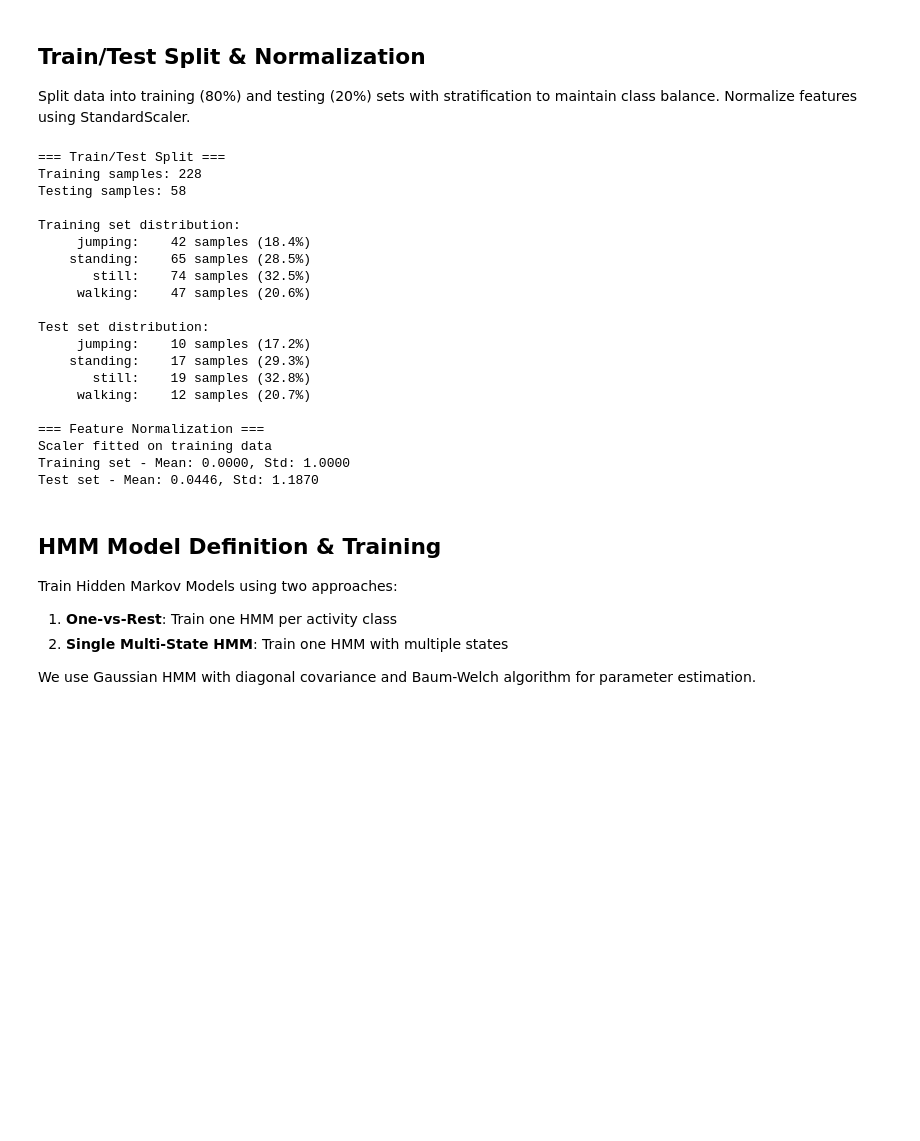
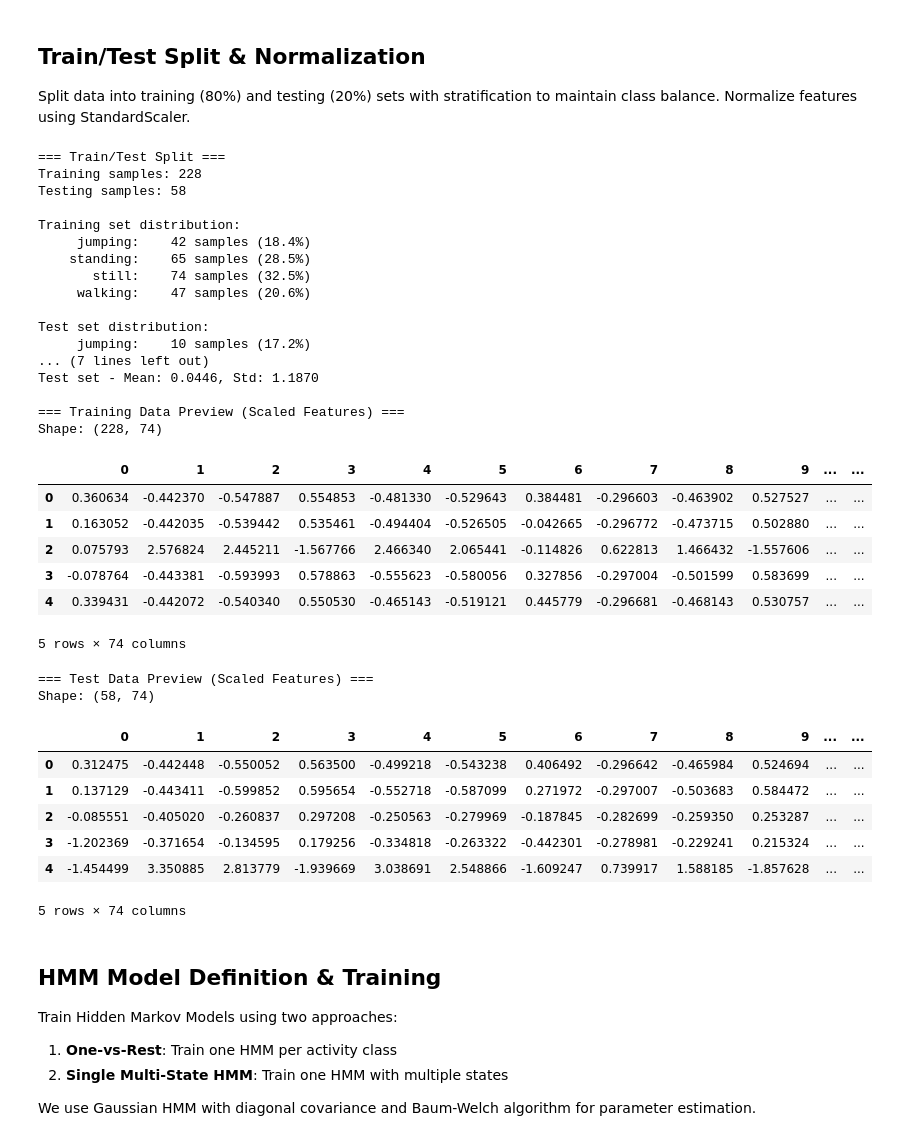
Before and after one commit to L-Semakale/hidden_markov_models, a Jupyter notebook: notebooks/hmm_activity_recognition.ipynb, the cells around one changed output. Saved outputs shown, nothing was run; the diff lists cells and outputs as text; code cells hidden in the pictures; blank space fills up the shorter version.

Commit message:
feat: data visualization update

```diff
--- a/notebooks/hmm_activity_recognition.ipynb
+++ b/notebooks/hmm_activity_recognition.ipynb
@@ -504,40 +504,64 @@ for activity in ACTIVITIES:
     print(f"  {activity:>10}: {count:>5} samples ({count/len(y_train)*100:.1f}%)")
 
 print("\nTest set distribution:")
 for activity in ACTIVITIES:
     count = np.sum(y_test == activity)
     print(f"  {activity:>10}: {count:>5} samples ({count/len(y_test)*100:.1f}%)")
 
 # Normalize features
 scaler = StandardScaler()
 X_train_scaled = scaler.fit_transform(X_train)
 X_test_scaled = scaler.transform(X_test)
 
 print("\n=== Feature Normalization ===")
 print(f"Scaler fitted on training data")
 print(f"Training set - Mean: {X_train_scaled.mean():.4f}, Std: {X_train_scaled.std():.4f}")
 print(f"Test set - Mean: {X_test_scaled.mean():.4f}, Std: {X_test_scaled.std():.4f}")
+
+# Displaying the first few rows and columns of the split datasets
+print("\n=== Training Data Preview (Scaled Features) ===")
+df_train_preview = pd.DataFrame(X_train_scaled)
+print(f"Shape: {df_train_preview.shape}")
+display(df_train_preview.head())
+
+print("\n=== Test Data Preview (Scaled Features) ===")
+df_test_preview = pd.DataFrame(X_test_scaled)
+print(f"Shape: {df_test_preview.shape}")
+display(df_test_preview.head())
 # %% [output]
 === Train/Test Split ===
 Training samples: 228
 Testing samples: 58
 
 Training set distribution:
      jumping:    42 samples (18.4%)
     standing:    65 samples (28.5%)
        still:    74 samples (32.5%)
      walking:    47 samples (20.6%)
 
 Test set distribution:
      jumping:    10 samples (17.2%)
-    standing:    17 samples (29.3%)
-       still:    19 samples (32.8%)
-     walking:    12 samples (20.7%)
+... (7 lines left out)
+Test set - Mean: 0.0446, Std: 1.1870
 
-=== Feature Normalization ===
-Scaler fitted on training data
-Training set - Mean: 0.0000, Std: 1.0000
-Test set - Mean: 0.0446, Std: 1.1870
+=== Training Data Preview (Scaled Features) ===
+Shape: (228, 74)
+|  | 0 | 1 | 2 | 3 | 4 | 5 | 6 | 7 | 8 | 9 | ... | ... |
+| 0 | 0.360634 | -0.442370 | -0.547887 | 0.554853 | -0.481330 | -0.529643 | 0.384481 | -0.296603 | -0.463902 | 0.527527 | ... | ... |
+| 1 | 0.163052 | -0.442035 | -0.539442 | 0.535461 | -0.494404 | -0.526505 | -0.042665 | -0.296772 | -0.473715 | 0.502880 | ... | ... |
+| 2 | 0.075793 | 2.576824 | 2.445211 | -1.567766 | 2.466340 | 2.065441 | -0.114826 | 0.622813 | 1.466432 | -1.557606 | ... | ... |
+| 3 | -0.078764 | -0.443381 | -0.593993 | 0.578863 | -0.555623 | -0.580056 | 0.327856 | -0.297004 | -0.501599 | 0.583699 | ... | ... |
+| 4 | 0.339431 | -0.442072 | -0.540340 | 0.550530 | -0.465143 | -0.519121 | 0.445779 | -0.296681 | -0.468143 | 0.530757 | ... | ... |
+5 rows × 74 columns
+=== Test Data Preview (Scaled Features) ===
+Shape: (58, 74)
+|  | 0 | 1 | 2 | 3 | 4 | 5 | 6 | 7 | 8 | 9 | ... | ... |
+| 0 | 0.312475 | -0.442448 | -0.550052 | 0.563500 | -0.499218 | -0.543238 | 0.406492 | -0.296642 | -0.465984 | 0.524694 | ... | ... |
+| 1 | 0.137129 | -0.443411 | -0.599852 | 0.595654 | -0.552718 | -0.587099 | 0.271972 | -0.297007 | -0.503683 | 0.584472 | ... | ... |
+| 2 | -0.085551 | -0.405020 | -0.260837 | 0.297208 | -0.250563 | -0.279969 | -0.187845 | -0.282699 | -0.259350 | 0.253287 | ... | ... |
+| 3 | -1.202369 | -0.371654 | -0.134595 | 0.179256 | -0.334818 | -0.263322 | -0.442301 | -0.278981 | -0.229241 | 0.215324 | ... | ... |
+| 4 | -1.454499 | 3.350885 | 2.813779 | -1.939669 | 3.038691 | 2.548866 | -1.609247 | 0.739917 | 1.588185 | -1.857628 | ... | ... |
+5 rows × 74 columns
 # %% [markdown]
 ## HMM Model Definition & Training
 
```
Also changed, not shown: parts of 1 cell of this notebook.
